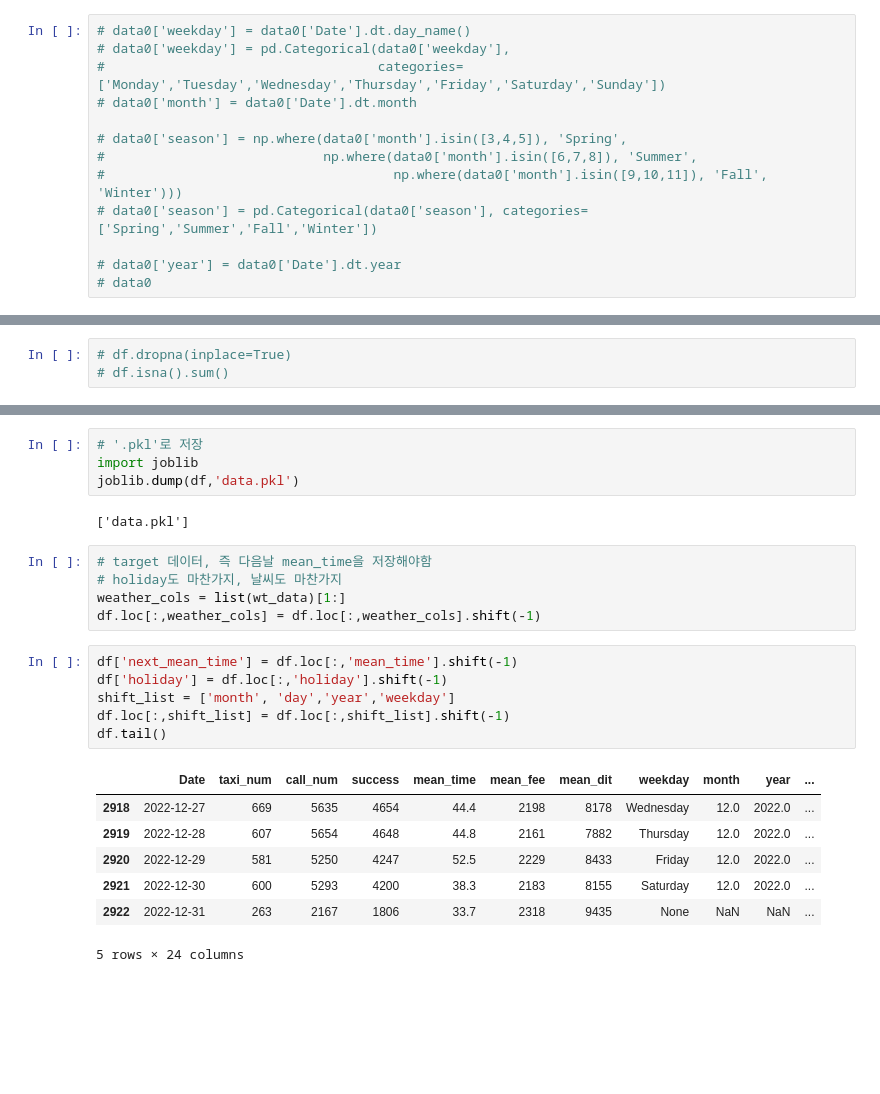
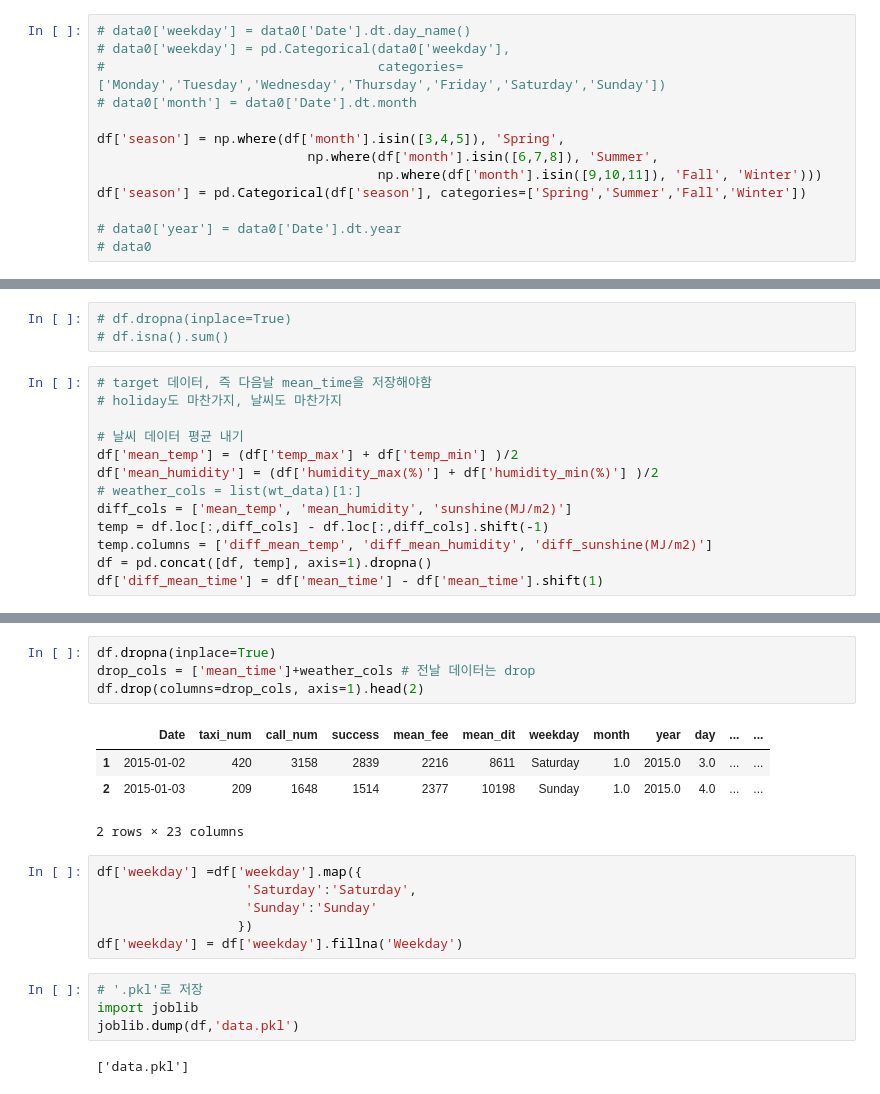
Before and after one commit to hon3538/KT_AIVLE, a Jupyter notebook: Project/미니 프로젝트 2차 - 2/1.데이터전처리_에이블러용.ipynb, the cells around one changed output, grey strips where cells are left out. Cells and saved outputs as stored; diff of their text form; blank space fills up the shorter version.

```diff
--- a/Project/미니 프로젝트 2차 - 2/1.데이터전처리_에이블러용.ipynb
+++ b/Project/미니 프로젝트 2차 - 2/1.데이터전처리_에이블러용.ipynb
@@ -410,10 +427,10 @@ dtype: int64
 #                                   categories=['Monday','Tuesday','Wednesday','Thursday','Friday','Saturday','Sunday'])
 # data0['month'] = data0['Date'].dt.month
 
-# data0['season'] = np.where(data0['month'].isin([3,4,5]), 'Spring',
-#                            np.where(data0['month'].isin([6,7,8]), 'Summer',
-#                                     np.where(data0['month'].isin([9,10,11]), 'Fall', 'Winter')))
-# data0['season'] = pd.Categorical(data0['season'], categories=['Spring','Summer','Fall','Winter'])
+df['season'] = np.where(df['month'].isin([3,4,5]), 'Spring',
+                           np.where(df['month'].isin([6,7,8]), 'Summer',
+                                    np.where(df['month'].isin([9,10,11]), 'Fall', 'Winter')))
+df['season'] = pd.Categorical(df['season'], categories=['Spring','Summer','Fall','Winter'])
 
 # data0['year'] = data0['Date'].dt.year
 # data0
@@ -588,3 +606,16 @@ wt_data.tail()
 # %%
 # df.dropna(inplace=True)
 # df.isna().sum()
+# %%
+# target 데이터, 즉 다음날 mean_time을 저장해야함
+# holiday도 마찬가지, 날씨도 마찬가지
+
+# 날씨 데이터 평균 내기
+df['mean_temp'] = (df['temp_max'] + df['temp_min'] )/2
+df['mean_humidity'] = (df['humidity_max(%)'] + df['humidity_min(%)'] )/2
+# weather_cols = list(wt_data)[1:]
+diff_cols = ['mean_temp', 'mean_humidity', 'sunshine(MJ/m2)']
+temp = df.loc[:,diff_cols] - df.loc[:,diff_cols].shift(-1)
+temp.columns = ['diff_mean_temp', 'diff_mean_humidity', 'diff_sunshine(MJ/m2)']
+df = pd.concat([df, temp], axis=1).dropna()
+df['diff_mean_time'] = df['mean_time'] - df['mean_time'].shift(1)
@@ -591,25 +633,21 @@ wt_data.tail()
+# %%
+df.dropna(inplace=True)
+drop_cols = ['mean_time']+weather_cols # 전날 데이터는 drop
+df.drop(columns=drop_cols, axis=1).head(2)
+# %% [output]
+|  | Date | taxi_num | call_num | success | mean_fee | mean_dit | weekday | month | year | day | ... | ... |
+| 1 | 2015-01-02 | 420 | 3158 | 2839 | 2216 | 8611 | Saturday | 1.0 | 2015.0 | 3.0 | ... | ... |
+| 2 | 2015-01-03 | 209 | 1648 | 1514 | 2377 | 10198 | Sunday | 1.0 | 2015.0 | 4.0 | ... | ... |
+2 rows × 23 columns
+# %%
+df['weekday'] =df['weekday'].map({
+                   'Saturday':'Saturday',
+                   'Sunday':'Sunday'
+                  })
+df['weekday'] = df['weekday'].fillna('Weekday')
 # %%
 # '.pkl'로 저장
 import joblib
 joblib.dump(df,'data.pkl')
 # %% [output]
 ['data.pkl']
-# %%
-# target 데이터, 즉 다음날 mean_time을 저장해야함
-# holiday도 마찬가지, 날씨도 마찬가지
-weather_cols = list(wt_data)[1:]
-df.loc[:,weather_cols] = df.loc[:,weather_cols].shift(-1)
-# %%
-df['next_mean_time'] = df.loc[:,'mean_time'].shift(-1)
-df['holiday'] = df.loc[:,'holiday'].shift(-1)
-shift_list = ['month', 'day','year','weekday']
-df.loc[:,shift_list] = df.loc[:,shift_list].shift(-1)
-df.tail()
-# %% [output]
-|  | Date | taxi_num | call_num | success | mean_time | mean_fee | mean_dit | weekday | month | year | ... |
-| 2918 | 2022-12-27 | 669 | 5635 | 4654 | 44.4 | 2198 | 8178 | Wednesday | 12.0 | 2022.0 | ... |
-| 2919 | 2022-12-28 | 607 | 5654 | 4648 | 44.8 | 2161 | 7882 | Thursday | 12.0 | 2022.0 | ... |
-| 2920 | 2022-12-29 | 581 | 5250 | 4247 | 52.5 | 2229 | 8433 | Friday | 12.0 | 2022.0 | ... |
-| 2921 | 2022-12-30 | 600 | 5293 | 4200 | 38.3 | 2183 | 8155 | Saturday | 12.0 | 2022.0 | ... |
-| 2922 | 2022-12-31 | 263 | 2167 | 1806 | 33.7 | 2318 | 9435 | None | NaN | NaN | ... |
-5 rows × 24 columns
```
Also changed, not shown: parts of 8 cells of this notebook, 7 other files.
